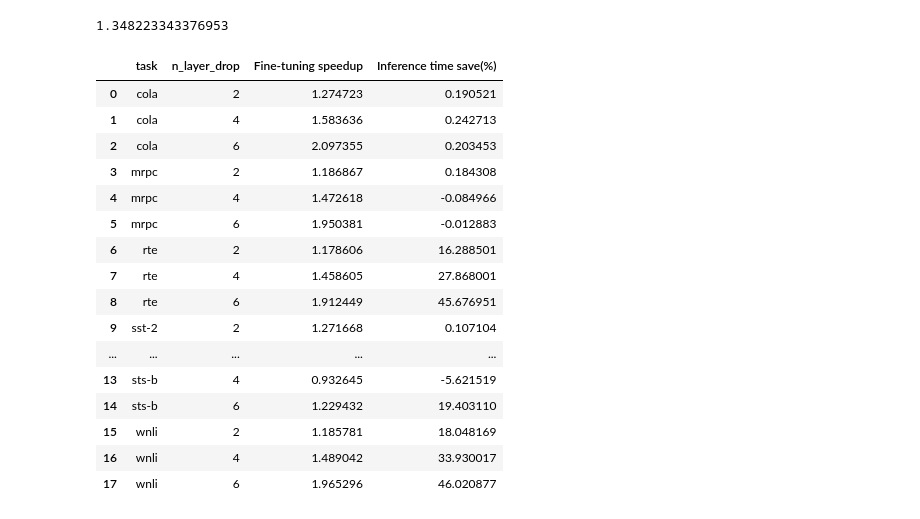
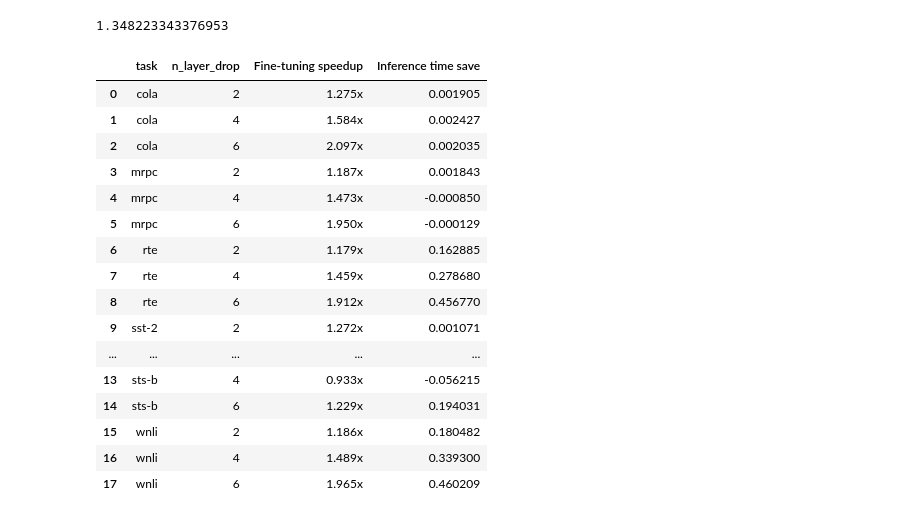
Before and after one commit to hannawong/Bert_compression, a Jupyter notebook: logs/result_cleaning.ipynb, the cells around one changed output. Cells and saved outputs as stored; diff of their text form; code cells hidden in the pictures.

```diff
--- a/logs/result_cleaning.ipynb
+++ b/logs/result_cleaning.ipynb
@@ -547,26 +547,27 @@ sts_b_drop2_latency / sts_b_base_latency
 # %%
 def get_speedup(df):
     df_output = df[['task', 'n_layer_drop']].iloc[0]
     df_output['Fine-tuning speedup'] = sum(df['train_time_per_epoch_baseline']) / sum(df['train_time_per_epoch'])
-    df_output['Inference time save(%)'] = sum(df['inference_latency_baseline'] - df['inference_latency']) / sum(df['inference_latency_baseline'])
-    df_output['Inference time save(%)'] = 100 * df_output['Inference time save(%)']
+    df_output['Fine-tuning speedup'] = '%.3f' % df_output['Fine-tuning speedup']  + 'x'
+    df_output['Inference time save'] = sum(df['inference_latency_baseline'] - df['inference_latency']) / sum(df['inference_latency_baseline'])
+    #df_output['Inference time save(%)'] = 100 * df_output['Inference time save(%)']
     return df_output
 layer_drop_time.groupby(['task', 'n_layer_drop'], as_index=False).apply(get_speedup).reset_index(drop=True)
 # %% [output]
-|  | task | n_layer_drop | Fine-tuning speedup | Inference time save(%) |
-| 0 | cola | 2 | 1.274723 | 0.190521 |
-| 1 | cola | 4 | 1.583636 | 0.242713 |
-| 2 | cola | 6 | 2.097355 | 0.203453 |
-| 3 | mrpc | 2 | 1.186867 | 0.184308 |
-| 4 | mrpc | 4 | 1.472618 | -0.084966 |
-| 5 | mrpc | 6 | 1.950381 | -0.012883 |
-| 6 | rte | 2 | 1.178606 | 16.288501 |
-| 7 | rte | 4 | 1.458605 | 27.868001 |
-| 8 | rte | 6 | 1.912449 | 45.676951 |
-| 9 | sst-2 | 2 | 1.271668 | 0.107104 |
+|  | task | n_layer_drop | Fine-tuning speedup | Inference time save |
+| 0 | cola | 2 | 1.275x | 0.001905 |
+| 1 | cola | 4 | 1.584x | 0.002427 |
+| 2 | cola | 6 | 2.097x | 0.002035 |
+| 3 | mrpc | 2 | 1.187x | 0.001843 |
+| 4 | mrpc | 4 | 1.473x | -0.000850 |
+| 5 | mrpc | 6 | 1.950x | -0.000129 |
+| 6 | rte | 2 | 1.179x | 0.162885 |
+| 7 | rte | 4 | 1.459x | 0.278680 |
+| 8 | rte | 6 | 1.912x | 0.456770 |
+| 9 | sst-2 | 2 | 1.272x | 0.001071 |
 | ... | ... | ... | ... | ... |
-| 13 | sts-b | 4 | 0.932645 | -5.621519 |
-| 14 | sts-b | 6 | 1.229432 | 19.403110 |
-| 15 | wnli | 2 | 1.185781 | 18.048169 |
-| 16 | wnli | 4 | 1.489042 | 33.930017 |
-| 17 | wnli | 6 | 1.965296 | 46.020877 |
+| 13 | sts-b | 4 | 0.933x | -0.056215 |
+| 14 | sts-b | 6 | 1.229x | 0.194031 |
+| 15 | wnli | 2 | 1.186x | 0.180482 |
+| 16 | wnli | 4 | 1.489x | 0.339300 |
+| 17 | wnli | 6 | 1.965x | 0.460209 |
```
Also changed, not shown: parts of 1 cell of this notebook, 6 other files.
